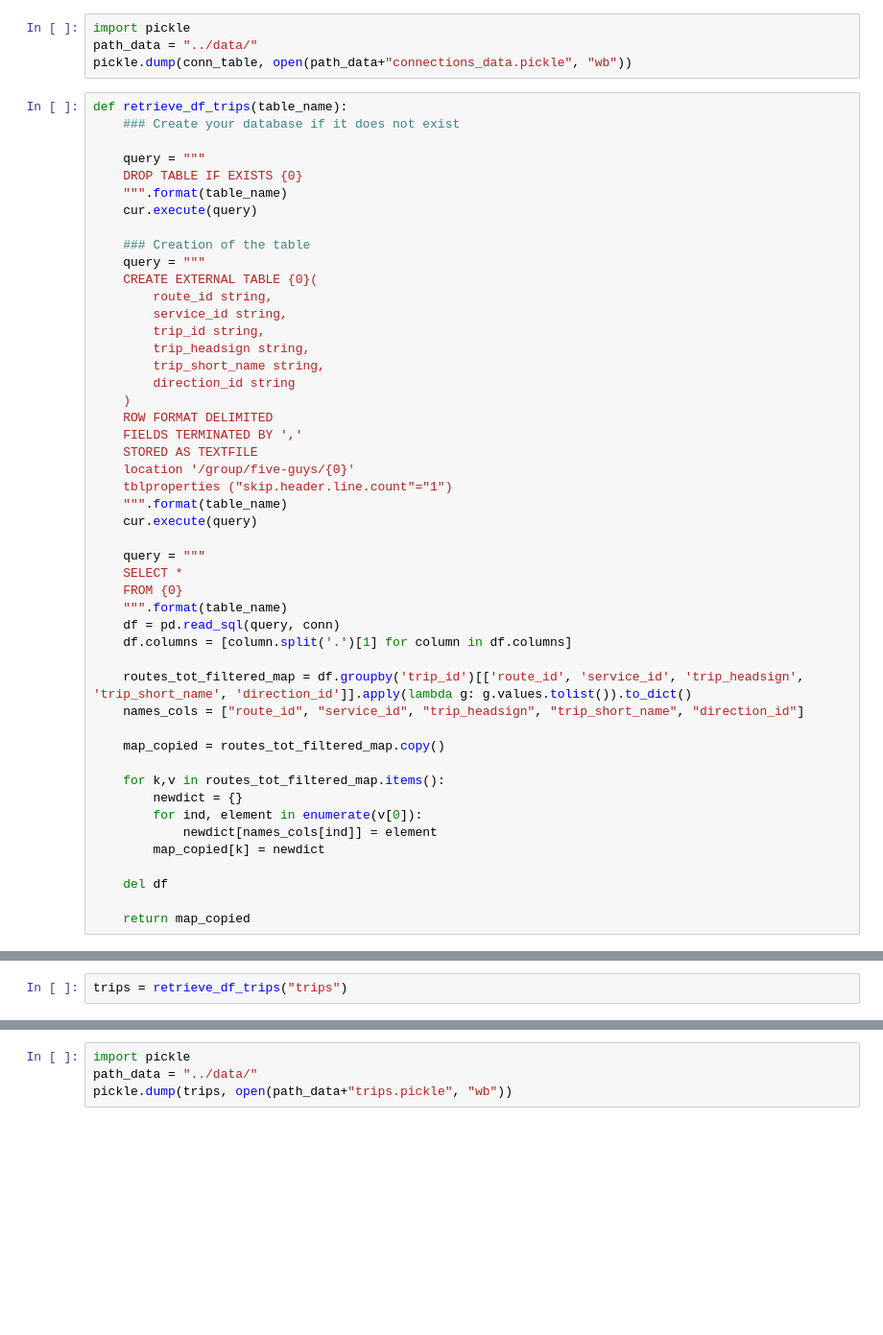
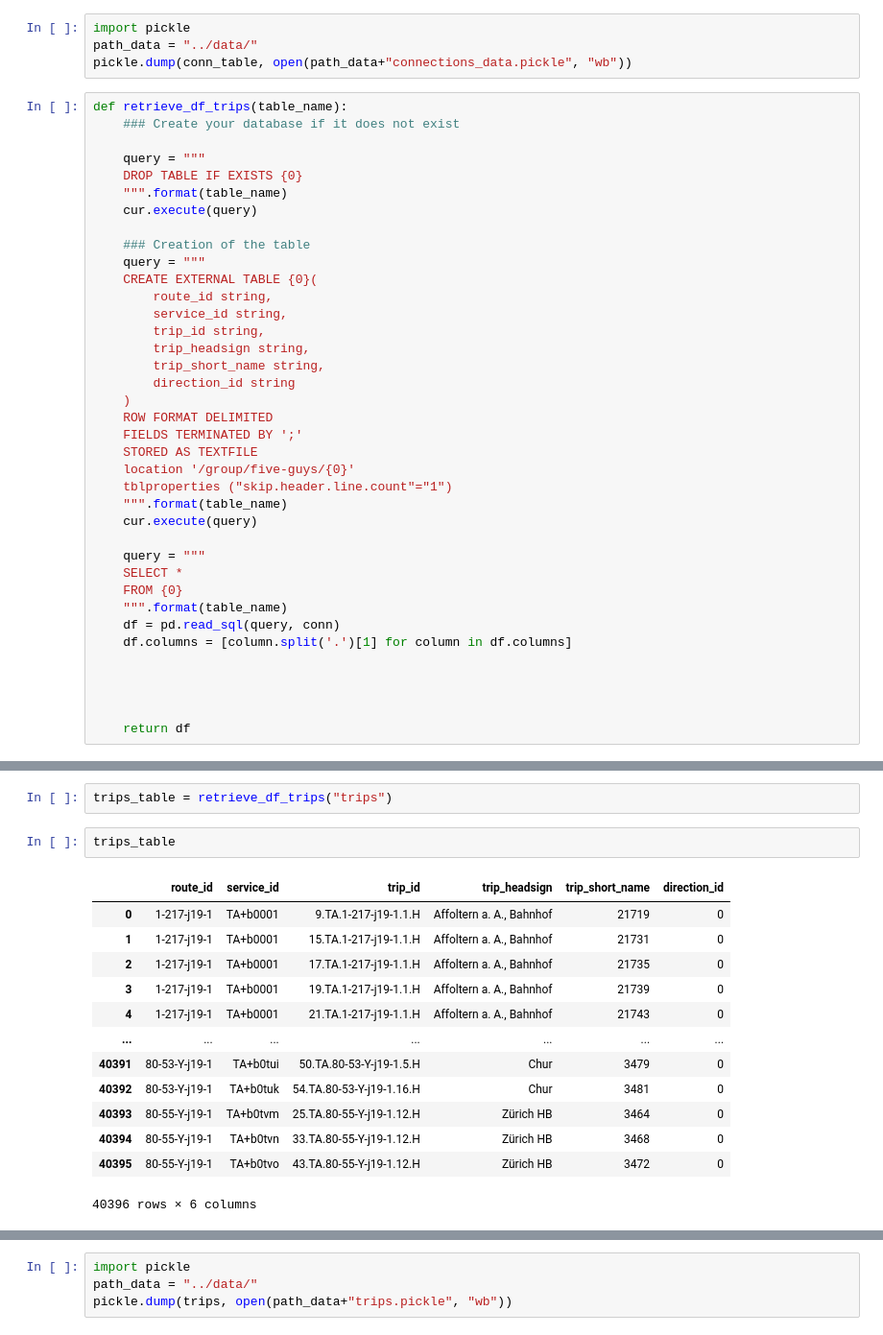
Before and after one commit to nefagi-01/robust_journey_planner, a Jupyter notebook: notebooks/hive_extraction.ipynb, the cells around one changed output, grey strips where cells are left out. Shown at 96% size. Cells and saved outputs as stored; diff of their text form; blank space fills up the shorter version.

Commit message:
fixed other bug on trips

```diff
--- a/notebooks/hive_extraction.ipynb
+++ b/notebooks/hive_extraction.ipynb
@@ -108,7 +108,7 @@ def retrieve_df_trips(table_name):
         direction_id string
     )
     ROW FORMAT DELIMITED
-    FIELDS TERMINATED BY ','
+    FIELDS TERMINATED BY ';'
     STORED AS TEXTFILE
     location '/group/five-guys/{0}'
     tblproperties ("skip.header.line.count"="1")
@@ -122,17 +122,7 @@ def retrieve_df_trips(table_name):
     df = pd.read_sql(query, conn)
     df.columns = [column.split('.')[1] for column in df.columns]
 
-    routes_tot_filtered_map = df.groupby('trip_id')[['route_id', 'service_id', 'trip_headsign', 'trip_short_name', 'direction_id']].apply(lambda g: g.values.tolist()).to_dict()
-    names_cols = ["route_id", "service_id", "trip_headsign", "trip_short_name", "direction_id"]
 
-    map_copied = routes_tot_filtered_map.copy()
 
-    for k,v in routes_tot_filtered_map.items():
-        newdict = {}
-        for ind, element in enumerate(v[0]):
-            newdict[names_cols[ind]] = element
-        map_copied[k] = newdict
 
-    del df
-
-    return map_copied
+    return df
@@ -139,2 +142,18 @@ def retrieve_df_trips(table_name):
 # %%
-trips = retrieve_df_trips("trips")
+trips_table = retrieve_df_trips("trips")
+# %%
+trips_table
+# %% [output]
+|  | route_id | service_id | trip_id | trip_headsign | trip_short_name | direction_id |
+| 0 | 1-217-j19-1 | TA+b0001 | 9.TA.1-217-j19-1.1.H | Affoltern a. A., Bahnhof | 21719 | 0 |
+| 1 | 1-217-j19-1 | TA+b0001 | 15.TA.1-217-j19-1.1.H | Affoltern a. A., Bahnhof | 21731 | 0 |
+| 2 | 1-217-j19-1 | TA+b0001 | 17.TA.1-217-j19-1.1.H | Affoltern a. A., Bahnhof | 21735 | 0 |
+| 3 | 1-217-j19-1 | TA+b0001 | 19.TA.1-217-j19-1.1.H | Affoltern a. A., Bahnhof | 21739 | 0 |
+| 4 | 1-217-j19-1 | TA+b0001 | 21.TA.1-217-j19-1.1.H | Affoltern a. A., Bahnhof | 21743 | 0 |
+| ... | ... | ... | ... | ... | ... | ... |
+| 40391 | 80-53-Y-j19-1 | TA+b0tui | 50.TA.80-53-Y-j19-1.5.H | Chur | 3479 | 0 |
+| 40392 | 80-53-Y-j19-1 | TA+b0tuk | 54.TA.80-53-Y-j19-1.16.H | Chur | 3481 | 0 |
+| 40393 | 80-55-Y-j19-1 | TA+b0tvm | 25.TA.80-55-Y-j19-1.12.H | Zürich HB | 3464 | 0 |
+| 40394 | 80-55-Y-j19-1 | TA+b0tvn | 33.TA.80-55-Y-j19-1.12.H | Zürich HB | 3468 | 0 |
+| 40395 | 80-55-Y-j19-1 | TA+b0tvo | 43.TA.80-55-Y-j19-1.12.H | Zürich HB | 3472 | 0 |
+40396 rows × 6 columns
```
Also changed, not shown: parts of 3 cells of this notebook, 2 other files.
